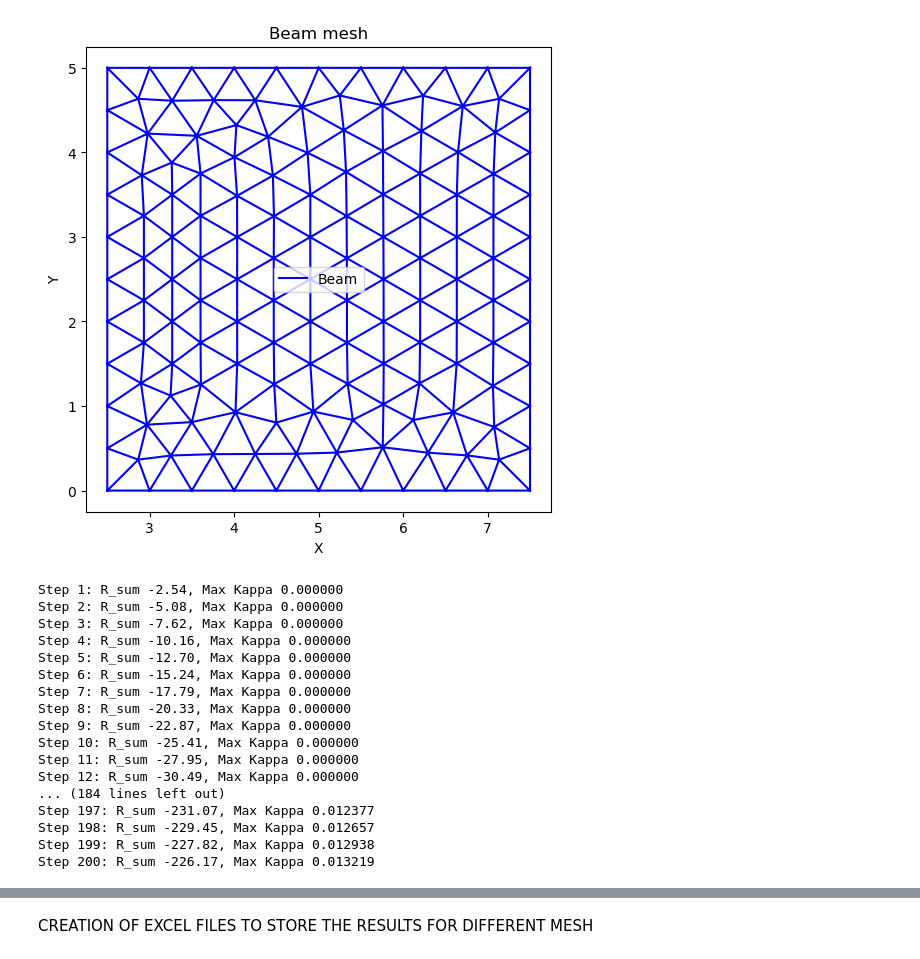
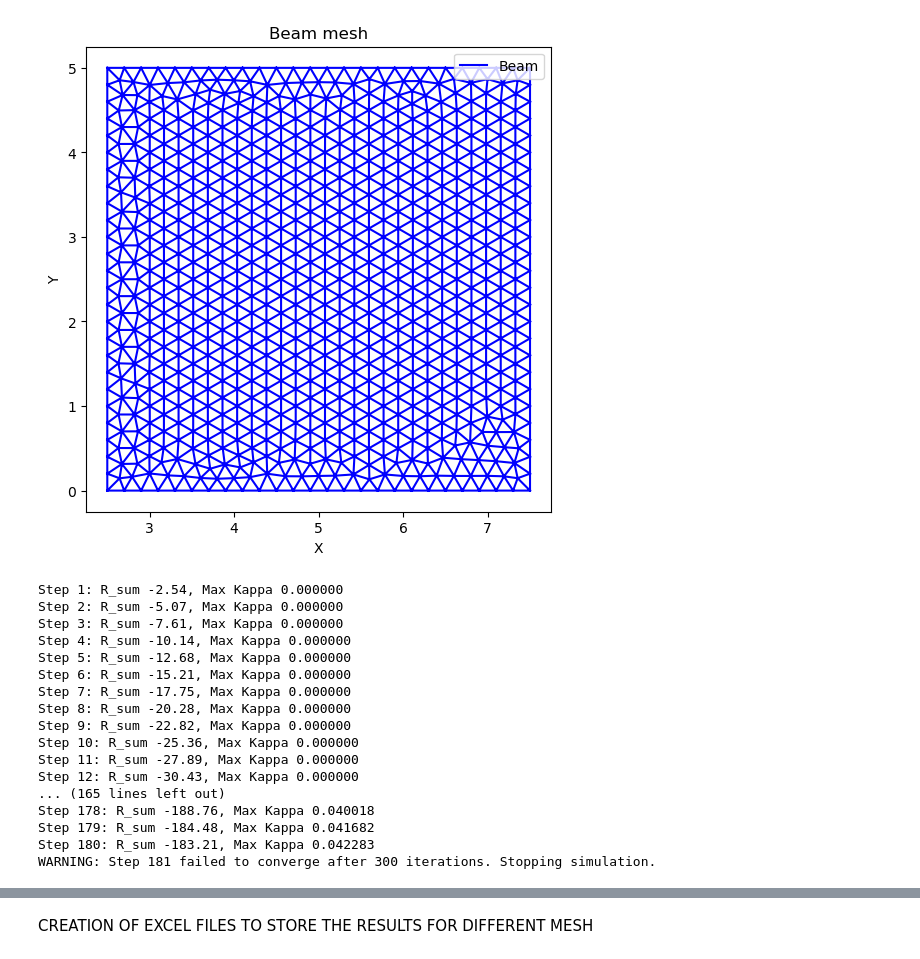
Before and after one commit to thomaitz/Nonlinear-FEM-Elastoplasticity-Softening, a Jupyter notebook: simplified_plasticity_softening_code.ipynb, the cells around one changed output, grey strips where cells are left out. Drawn from its saved outputs; the diff is of its cells as text; code cells hidden in the pictures.

```diff
--- a/simplified_plasticity_softening_code.ipynb
+++ b/simplified_plasticity_softening_code.ipynb
@@ -7,11 +7,10 @@ import os
 # --- GMSH MESHING---
 gmsh.initialize()
 gmsh.model.add("beam_only")
-#jfkf
 # Mesh size
-lc = 0.5 #[mm]
+lc = 0.2 #[mm]
 
-# Beam geometry (you can change these)
+# Beam geometry
 beam_width  = 5     # width in x [mm]
 beam_height = 5    # height in y [mm]
 
@@ -93,17 +92,6 @@ plt.show()
 
 
 
-
-
-
-
-
-
-
-
-
-
-
 def jacobian(coord):
     return np.abs((coord[0,0]-coord[0,2]) * (coord[1,1]-coord[1,2]) - (coord[0,1] - coord[0,2]) * (coord[1,0] - coord[1,2]))
 
@@ -122,8 +110,7 @@ def D_matrix(E, nu):
     return coef * np.array([
         [1.0 - nu, nu, 0.0],
         [nu, 1.0 - nu, 0.0],
-        [0.0, 0.0, 0.5*(1.0 - 2.0*nu)]
-    ])
+        [0.0, 0.0, 0.5*(1.0 - 2.0*nu)]])
 
 def deviatoric_part(stress_vector, nu):
     sigma_x, sigma_y, tau_xy = stress_vector
@@ -181,14 +168,14 @@ tol = 1e-8
 top_nodes = np.where(np.isclose(y_coords, y_max, atol=tol))[0]
 bottom_nodes = np.where(np.isclose(y_coords, y_min, atol=tol))[0]
 
-disp_dofs = 2 * top_nodes + 1      # v-DOFs on top (imposed)
+disp_dofs = 2 * top_nodes + 1
 bottom_x_dofs = 2 * bottom_nodes
 bottom_y_dofs = 2 * bottom_nodes + 1
 fixed_dofs = np.concatenate((bottom_x_dofs, bottom_y_dofs)) # Clamped end
 
 free_dofs = np.setdiff1d(np.arange(num_dofs), np.union1d(fixed_dofs, disp_dofs))
 
-# Load Control (u_max is increased to pass yield)
+# Load Control
 u_max = -0.015
 num_steps = 200
 sum_R = np.zeros(num_steps); sum_du = np.zeros(num_steps)
@@ -237,7 +224,7 @@ for step in range(num_steps):
                 kappa_new = kappa_prev[e] + np.sqrt(2/3) * dgamma
                 Cep = compute_Cep(D_el, sigma_new_vector, H, nu, E)
 
-            # 3. Assembly (Update history for next iteration's predictor)
+
             kappa[e] = kappa_new
             current_stress_per_element[e] = sigma_new_vector
 
@@ -280,54 +267,51 @@ for step in range(num_steps):
     # --- FINAL ASSEMBLY AND REACTION CALCULATION ---
 
     if iter < max_iter:
-        # Final Assembly of R_final (Correct R) and update history
         R_final = np.zeros(num_dofs)
         for e in range(n_elem):
-            # Element setup (B_e, A, edof)
             n1, n2, n3 = (elements_beam[e] - 1).astype(int); edof = np.array([2*n1, 2*n1 + 1, 2*n2, 2*n2 + 1, 2*n3, 2*n3 + 1])
             element_coord = np.array([[node_coords[n1, 0], node_coords[n2, 0], node_coords[n3, 0]], [node_coords[n1, 1], node_coords[n2, 1], node_coords[n3, 1]]])
             B_e = B_matrix(element_coord); A = jacobian(element_coord) / 2.0
-
             f_int_e = B_e.T @ current_stress_per_element[e] * A
             for i_local in range(6): R_final[edof[i_local]] -= f_int_e[i_local]
 
             current_strain_per_element[e] = B_e @ U[edof]
 
         # Store Reaction Force
         resultant_vertical_reaction = np.sum(R_final[bottom_y_dofs])
 
         sum_R[step] = resultant_vertical_reaction
         sum_du[step] = u_step
         print(f"Step {step+1}: R_sum {resultant_vertical_reaction:.2f}, Max Kappa {kappa.max():.6f}")
 
     else:
         print(f"WARNING: Step {step+1} failed to converge after {max_iter} iterations. Stopping simulation.")
         sum_R = sum_R[:step]; sum_du = sum_du[:step]; break
 
 # --- PLOTTING ---
 plt.figure(figsize=(8, 6));
 plt.plot(abs(sum_du), abs(sum_R), color='darkred', linewidth=2);
 plt.title(f'Force-Displacement Curve (E={E:.0f}, Et={Et:.0f} Softening)');
 plt.xlabel('Imposed Displacement $u_R$ (mm )');
 plt.ylabel('Resultant Vertical Reaction $R$ (N )');
 plt.grid(True, linestyle='--', alpha=0.7);
 plt.show()
 # %% [output]
-[figure, old version]
+[figure, new version]
 Step 1: R_sum -2.54, Max Kappa 0.000000
-Step 2: R_sum -5.08, Max Kappa 0.000000
-Step 3: R_sum -7.62, Max Kappa 0.000000
-Step 4: R_sum -10.16, Max Kappa 0.000000
-Step 5: R_sum -12.70, Max Kappa 0.000000
-Step 6: R_sum -15.24, Max Kappa 0.000000
-Step 7: R_sum -17.79, Max Kappa 0.000000
-Step 8: R_sum -20.33, Max Kappa 0.000000
-Step 9: R_sum -22.87, Max Kappa 0.000000
-Step 10: R_sum -25.41, Max Kappa 0.000000
-Step 11: R_sum -27.95, Max Kappa 0.000000
-Step 12: R_sum -30.49, Max Kappa 0.000000
-... (184 lines left out)
-Step 197: R_sum -231.07, Max Kappa 0.012377
-Step 198: R_sum -229.45, Max Kappa 0.012657
-Step 199: R_sum -227.82, Max Kappa 0.012938
-Step 200: R_sum -226.17, Max Kappa 0.013219
+Step 2: R_sum -5.07, Max Kappa 0.000000
+Step 3: R_sum -7.61, Max Kappa 0.000000
+Step 4: R_sum -10.14, Max Kappa 0.000000
+Step 5: R_sum -12.68, Max Kappa 0.000000
+Step 6: R_sum -15.21, Max Kappa 0.000000
+Step 7: R_sum -17.75, Max Kappa 0.000000
+Step 8: R_sum -20.28, Max Kappa 0.000000
+Step 9: R_sum -22.82, Max Kappa 0.000000
+Step 10: R_sum -25.36, Max Kappa 0.000000
+Step 11: R_sum -27.89, Max Kappa 0.000000
+Step 12: R_sum -30.43, Max Kappa 0.000000
+... (165 lines left out)
+Step 178: R_sum -188.76, Max Kappa 0.040018
+Step 179: R_sum -184.48, Max Kappa 0.041682
+Step 180: R_sum -183.21, Max Kappa 0.042283
+WARNING: Step 181 failed to converge after 300 iterations. Stopping simulation.
```
Also changed, not shown: parts of 3 cells of this notebook.
